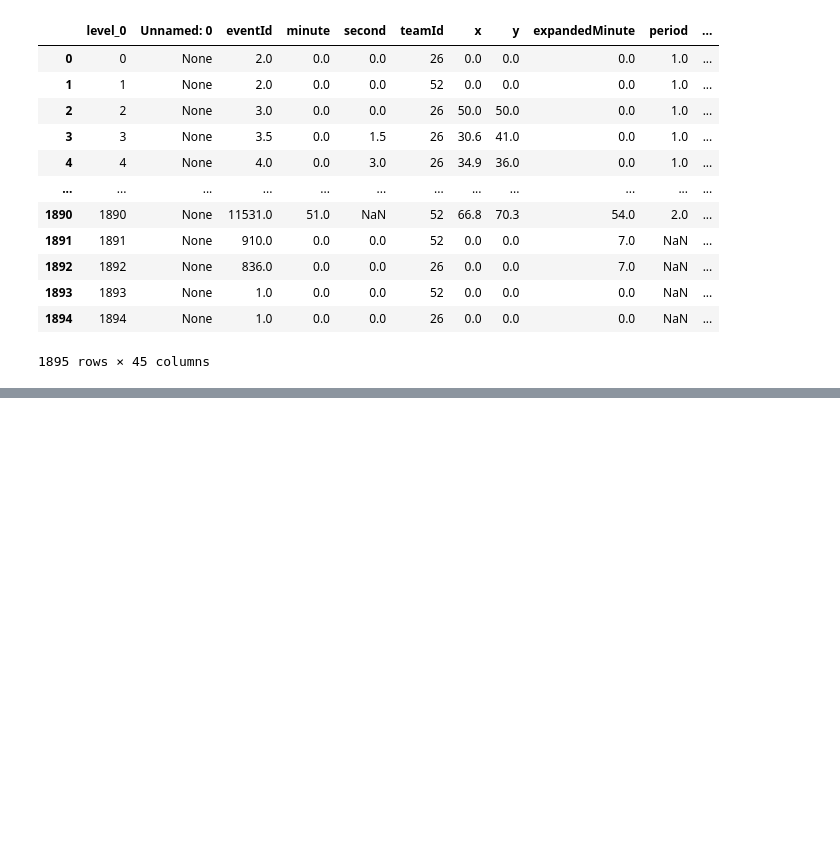
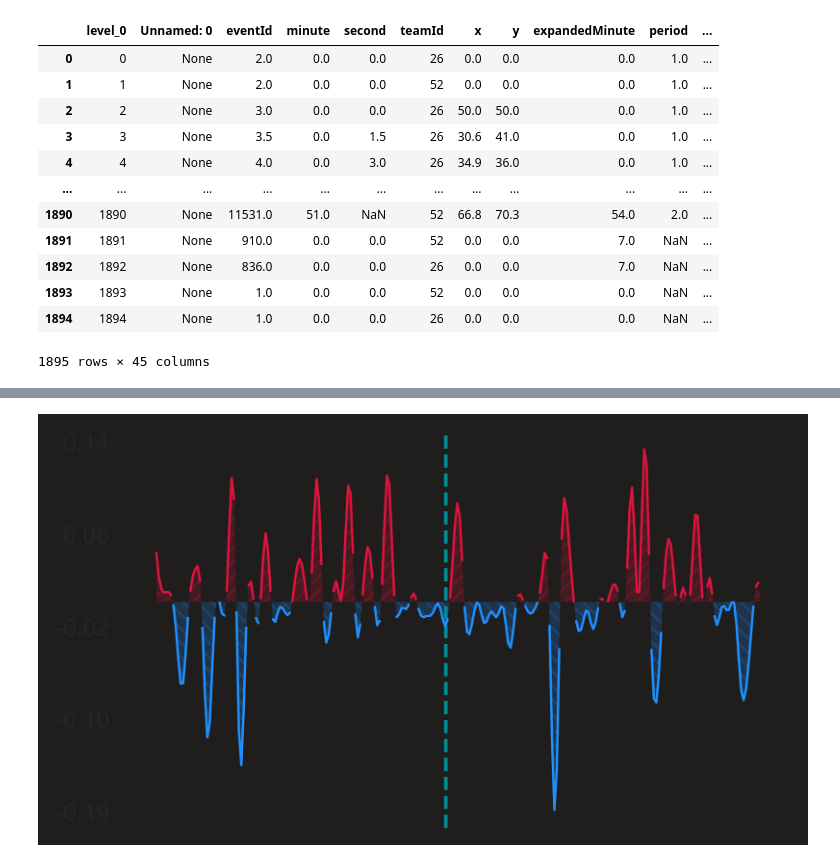
Before and after one commit to andrewlfc7/Soccer_Dashboard, a Jupyter notebook: plot tests.ipynb, the cells around one changed output, grey strips where cells are left out. Cells and saved outputs as stored; diff of their text form; code cells hidden in the pictures; blank space fills up the shorter version.

```diff
--- a/plot tests.ipynb
+++ b/plot tests.ipynb
@@ -111,0 +167,8 @@ plot_xT_flow_chart(ax, '#dc143c', '#1e90ff', data)
+# %%
+# Set up plot
+fig = plt.figure(figsize=(5, 3), dpi=900)
+ax = plt.subplot(111)
+
+plot_xT_flow_chart(ax, '#dc143c', '#1e90ff', data)
+# %% [output]
+[figure, added]
```
Also changed, not shown: parts of 3 cells of this notebook, 6 other files.
